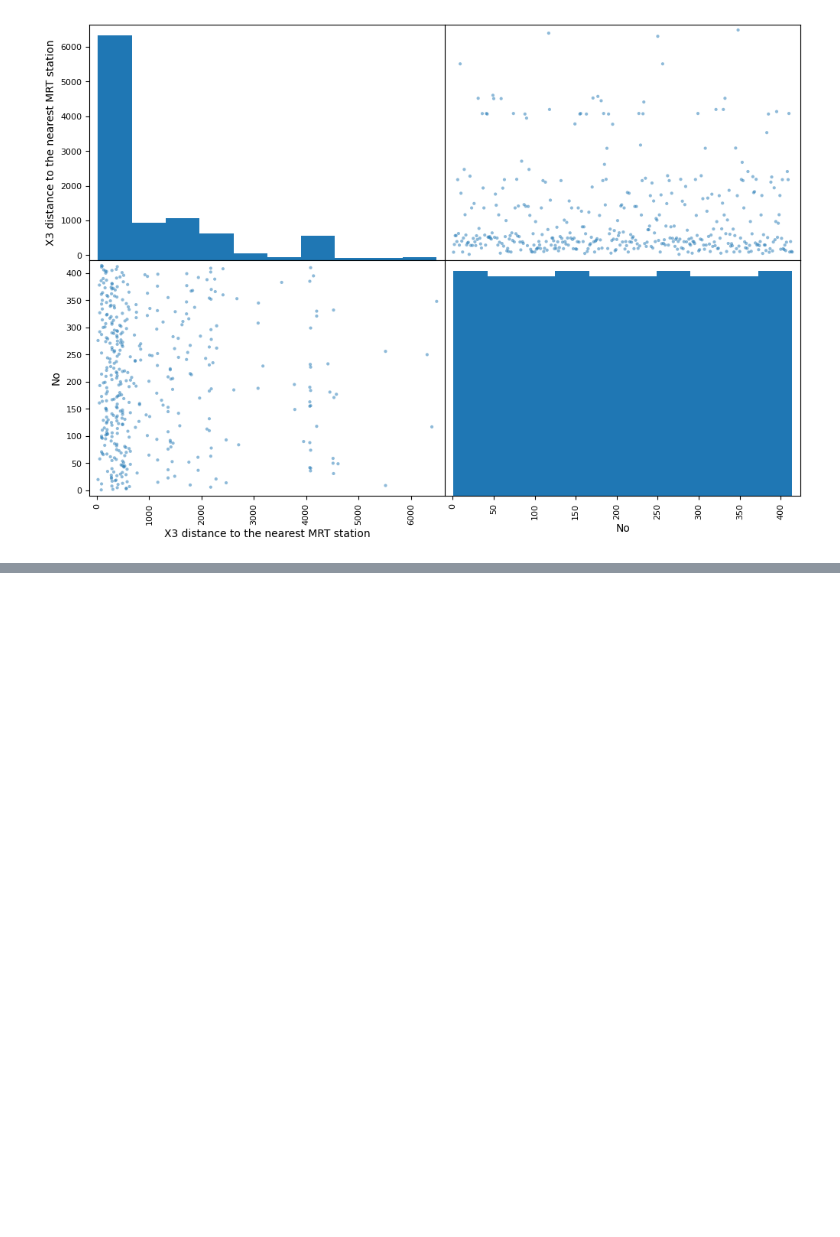
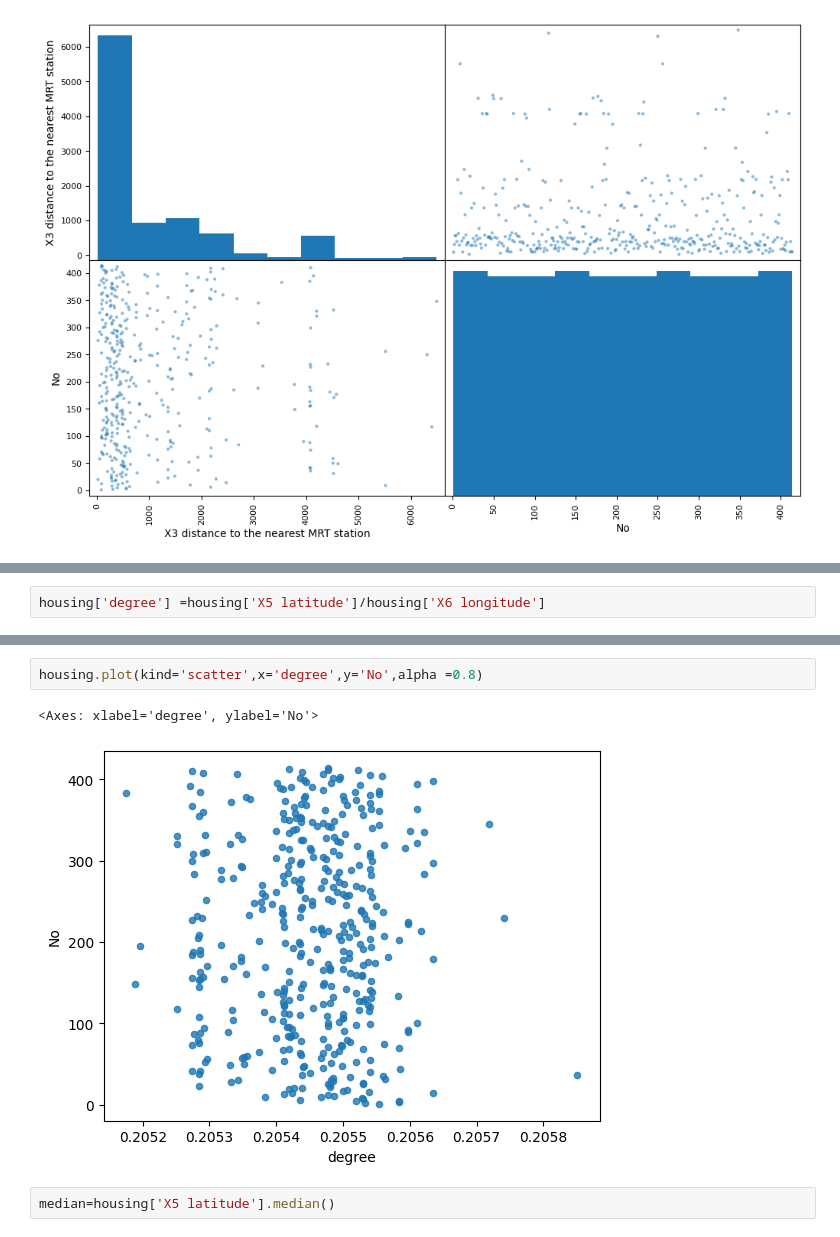
Before and after one commit to ayush0121/realestate--price-prediction, a Jupyter notebook: estate.ipynb.ipynb, the cells around one changed output, grey strips where cells are left out. Saved outputs shown, nothing was run; the diff lists cells and outputs as text; blank space fills up the shorter version.

```diff
--- a/estate.ipynb.ipynb
+++ b/estate.ipynb.ipynb
@@ -173,0 +196,2 @@ array([[<Axes: xlabel='X3 distance to the nearest MRT station', ylabel='X3 dista
+# %%
+housing['degree'] =housing['X5 latitude']/housing['X6 longitude']
@@ -173,0 +207,7 @@ array([[<Axes: xlabel='X3 distance to the nearest MRT station', ylabel='X3 dista
+# %%
+housing.plot(kind='scatter',x='degree',y='No',alpha =0.8)
+# %% [output]
+<Axes: xlabel='degree', ylabel='No'>
+[figure, added]
+# %%
+median=housing['X5 latitude'].median()
```
Also changed, not shown: parts of 17 cells of this notebook.
